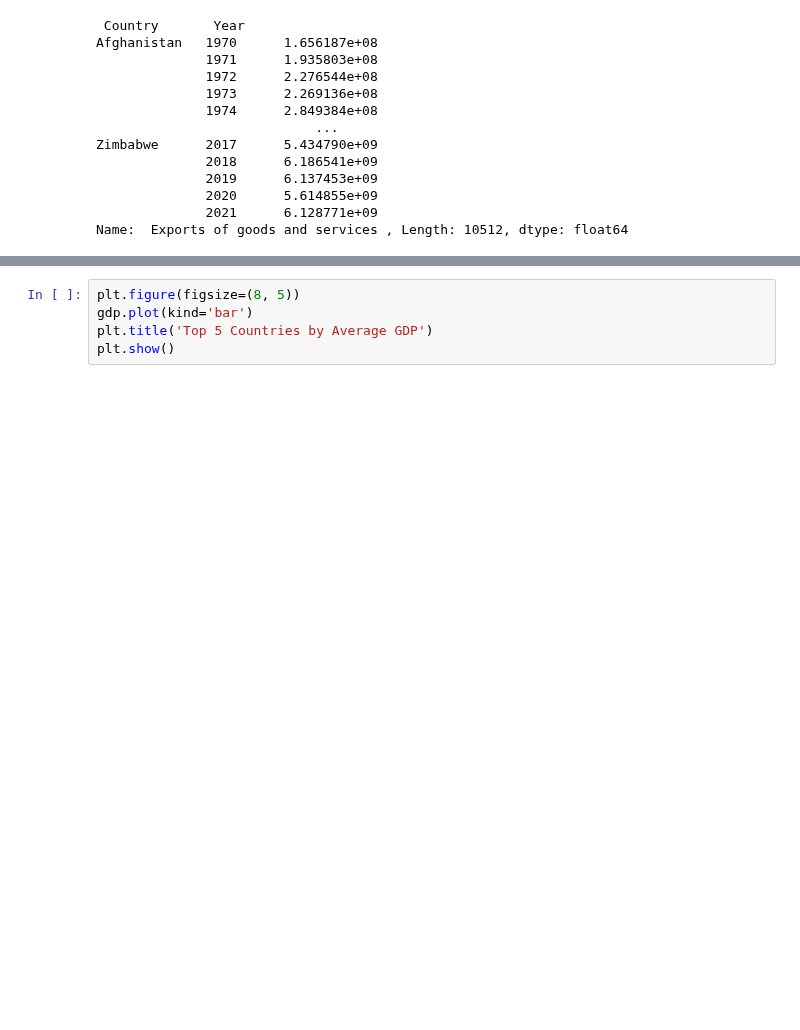
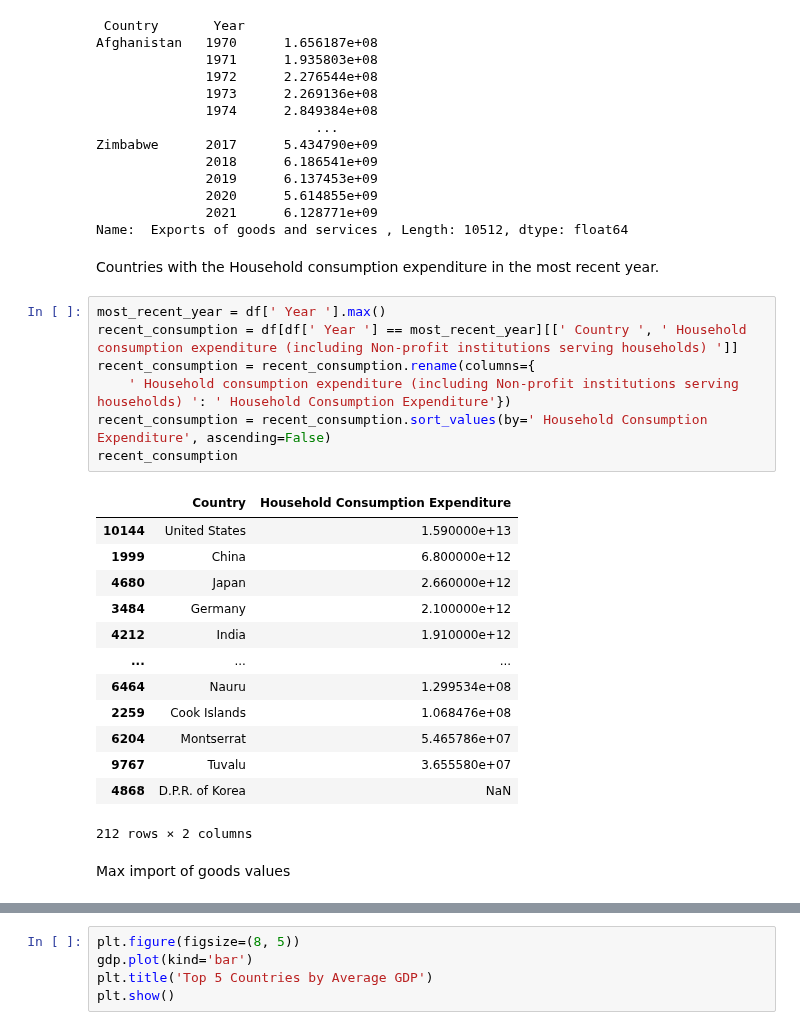
Before and after one commit to khoulaCode/machine-learning-code-orbit, a Jupyter notebook: team_members/from_tariq/world-finance-indicators-data.ipynb, the cells around one changed output, grey strips where cells are left out. Drawn from its saved outputs; the diff is of its cells as text; blank space fills up the shorter version.

```diff
--- a/team_members/from_tariq/world-finance-indicators-data.ipynb
+++ b/team_members/from_tariq/world-finance-indicators-data.ipynb
@@ -72,3 +72,28 @@ Zimbabwe      2017      5.434790e+09
               2020      5.614855e+09
               2021      6.128771e+09
 Name:  Exports of goods and services , Length: 10512, dtype: float64
+# %% [markdown]
+Countries with the Household consumption expenditure in the most recent year.
+# %%
+most_recent_year = df[' Year '].max()
+recent_consumption = df[df[' Year '] == most_recent_year][[' Country ', ' Household consumption expenditure (including Non-profit institutions serving households) ']]
+recent_consumption = recent_consumption.rename(columns={
+    ' Household consumption expenditure (including Non-profit institutions serving households) ': ' Household Consumption Expenditure'})
+recent_consumption = recent_consumption.sort_values(by=' Household Consumption Expenditure', ascending=False)
+recent_consumption
+# %% [output]
+|  | Country | Household Consumption Expenditure |
+| 10144 | United States | 1.590000e+13 |
+| 1999 | China | 6.800000e+12 |
+| 4680 | Japan | 2.660000e+12 |
+| 3484 | Germany | 2.100000e+12 |
+| 4212 | India | 1.910000e+12 |
+| ... | ... | ... |
+| 6464 | Nauru | 1.299534e+08 |
+| 2259 | Cook Islands | 1.068476e+08 |
+| 6204 | Montserrat | 5.465786e+07 |
+| 9767 | Tuvalu | 3.655580e+07 |
+| 4868 | D.P.R. of Korea | NaN |
+212 rows × 2 columns
+# %% [markdown]
+Max import of goods values
```
Also changed, not shown: parts of 4 cells of this notebook.
